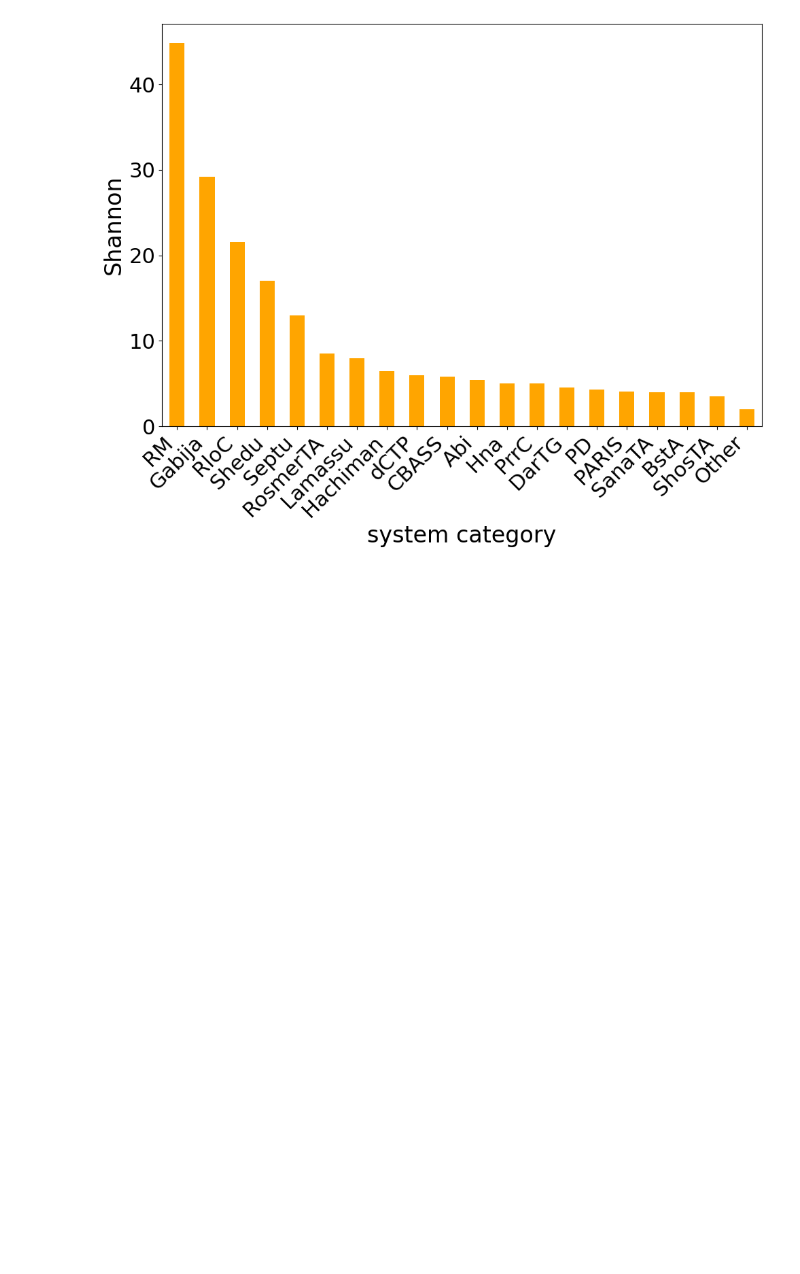
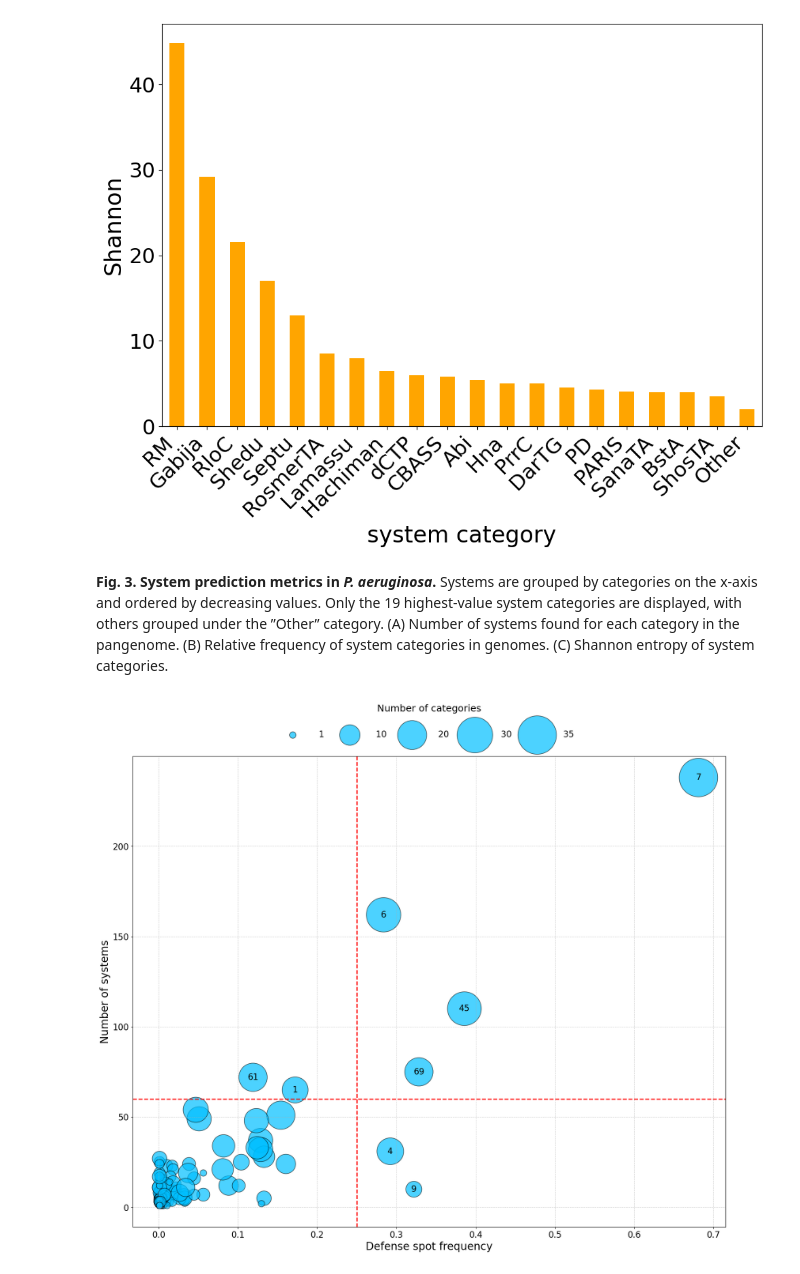
Before and after one commit to jpjarnoux/PANORAMA_article, a Jupyter notebook: main.ipynb, the cells around one changed output. Drawn from its saved outputs; the diff is of its cells as text; code cells hidden in the pictures; blank space fills up the shorter version.

Commit message:
Generate figure 4

```diff
--- a/main.ipynb
+++ b/main.ipynb
@@ -188,21 +190,23 @@ plot_occurrences_and_fraction(systems_data, MODELS, NB_GROUP, field='system cate
 [figure]
 [figure]
 [figure]
+# %% [markdown]
+**Fig. 3. System prediction metrics in *P. aeruginosa*.** Systems are grouped by categories on the x-axis and ordered
+by decreasing values. Only the 19 highest-value system categories are displayed, with others grouped under the ”Other”
+category. (A) Number of systems found for each category in the pangenome. (B) Relative frequency of system categories in
+genomes. (C) Shannon entropy of system categories.
 # %%
-import pandas as pd
-from sources.system_analyses import plot_spots_and_pies
+from sources.hotspot import get_spot2orgs, get_data_projection, scatter_plot
 
-# # 2. Plot occurrences in spots and pie charts
-# plot_spots_and_pies(systems_data, field='system type', nb_cols=nb_cols, nb_spots=nb_spots, output=output_path,
-#                     figsize=figsize)
-# # plot_spots_and_pies(systems_data, field='system type', nb_col=nb_cols, nb_spots=nb_spots,
-# #                     output=output_path, figsize=figsize)
-# # plot_spots_and_pies(systems_data, field='weighted_grouped', nb_col=nb_cols, nb_spots=nb_spots,
-# #                     output=output_path)
-#
-# # plot_treemap(systems_data, field='system type', figsize=figsize)
-# # # spot_heatmap(systems_data, nb_cols, field="system name", figsize=figsize)
-# # # spot_heatmap(systems_data, nb_cols, 40, field="system type", figsize=figsize)
-# spot2rgp_df = pd.read_csv(f"{pangenome_name}/spots.tsv", sep='\t', header=0)
-# rgp2genomes_df = pd.read_csv(f"{pangenome_name}/regions_of_genomic_plasticity.tsv", sep='\t', header=0)
-# hotspot_identification(systems_data, spot2rgp_df, rgp2genomes_df, nb_cols - 30, 70)
+
+projection = PANORAMA_DFINDER_RES / "projection"
+tables = P_AERUGINOSA / 'table'
+
+number_genomes = sum(1 for _ in tables.glob("*.tsv"))
+spot_to_orgs = get_spot2orgs(tables)
+proj_df = get_data_projection(projection)
+
+proj_df.to_csv(OUTPUT / "spot2sys_genomes.tsv", sep="\t", index=True)
+scatter_plot(proj_df, spot_to_orgs, number_genomes, OUTPUT)
+# %% [output]
+[figure, added]
```
Also changed, not shown: parts of 3 cells of this notebook, 1 other file.
